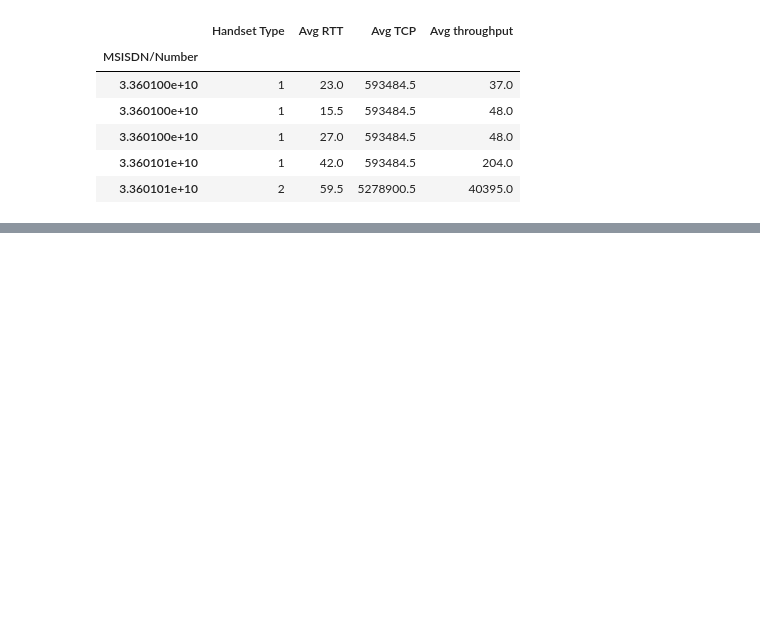
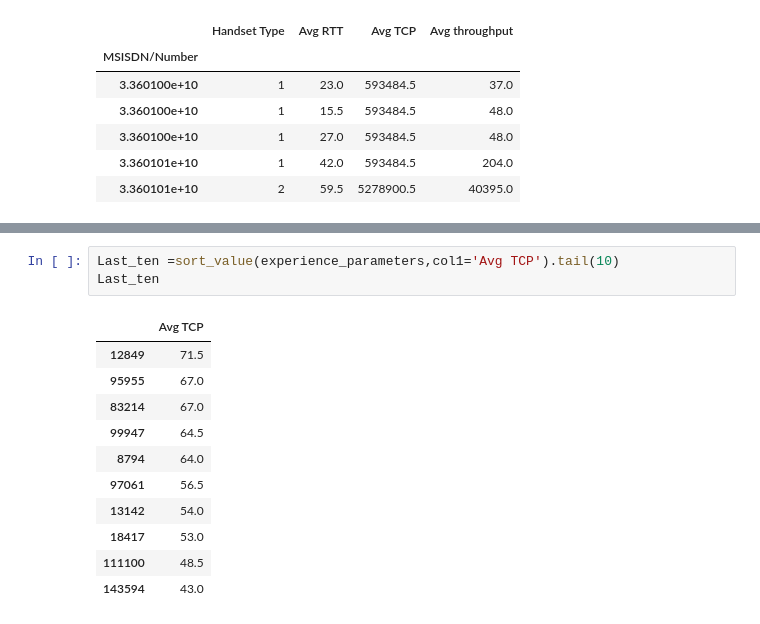
Before and after one commit to nebasam/Telecom_Data_Analysis, a Jupyter notebook: notebooks/TelecomDataAnalysis.ipynb, the cells around one changed output, grey strips where cells are left out. Drawn from its saved outputs; the diff is of its cells as text; blank space fills up the shorter version.

```diff
--- a/notebooks/TelecomDataAnalysis.ipynb
+++ b/notebooks/TelecomDataAnalysis.ipynb
@@ -909,0 +930,15 @@ experience_agg.head(5)
+# %%
+Last_ten =sort_value(experience_parameters,col1='Avg TCP').tail(10)
+Last_ten
+# %% [output]
+|  | Avg TCP |
+| 12849 | 71.5 |
+| 95955 | 67.0 |
+| 83214 | 67.0 |
+| 99947 | 64.5 |
+| 8794 | 64.0 |
+| 97061 | 56.5 |
+| 13142 | 54.0 |
+| 18417 | 53.0 |
+| 111100 | 48.5 |
+| 143594 | 43.0 |
```
Also changed, not shown: parts of 8 cells of this notebook.
